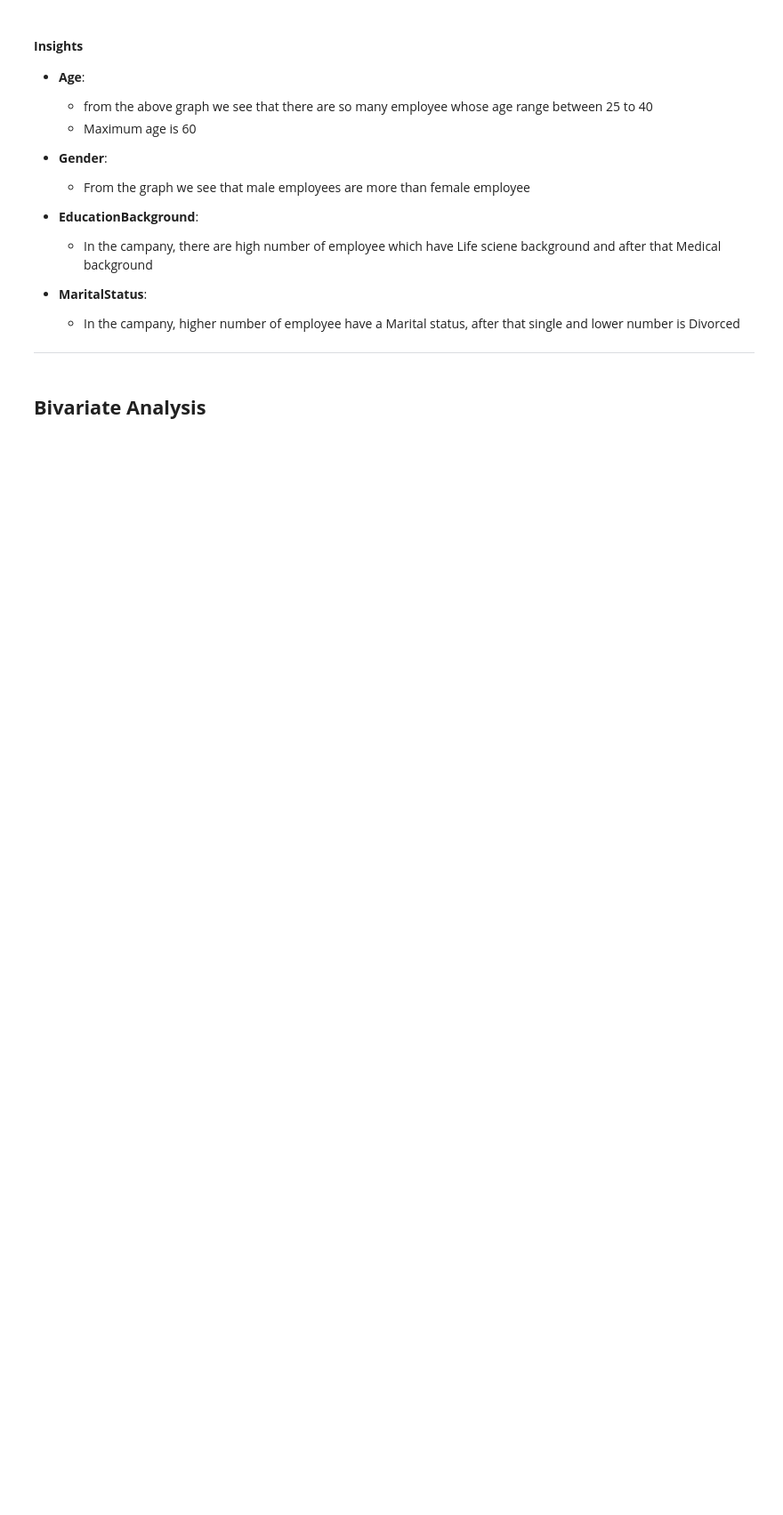
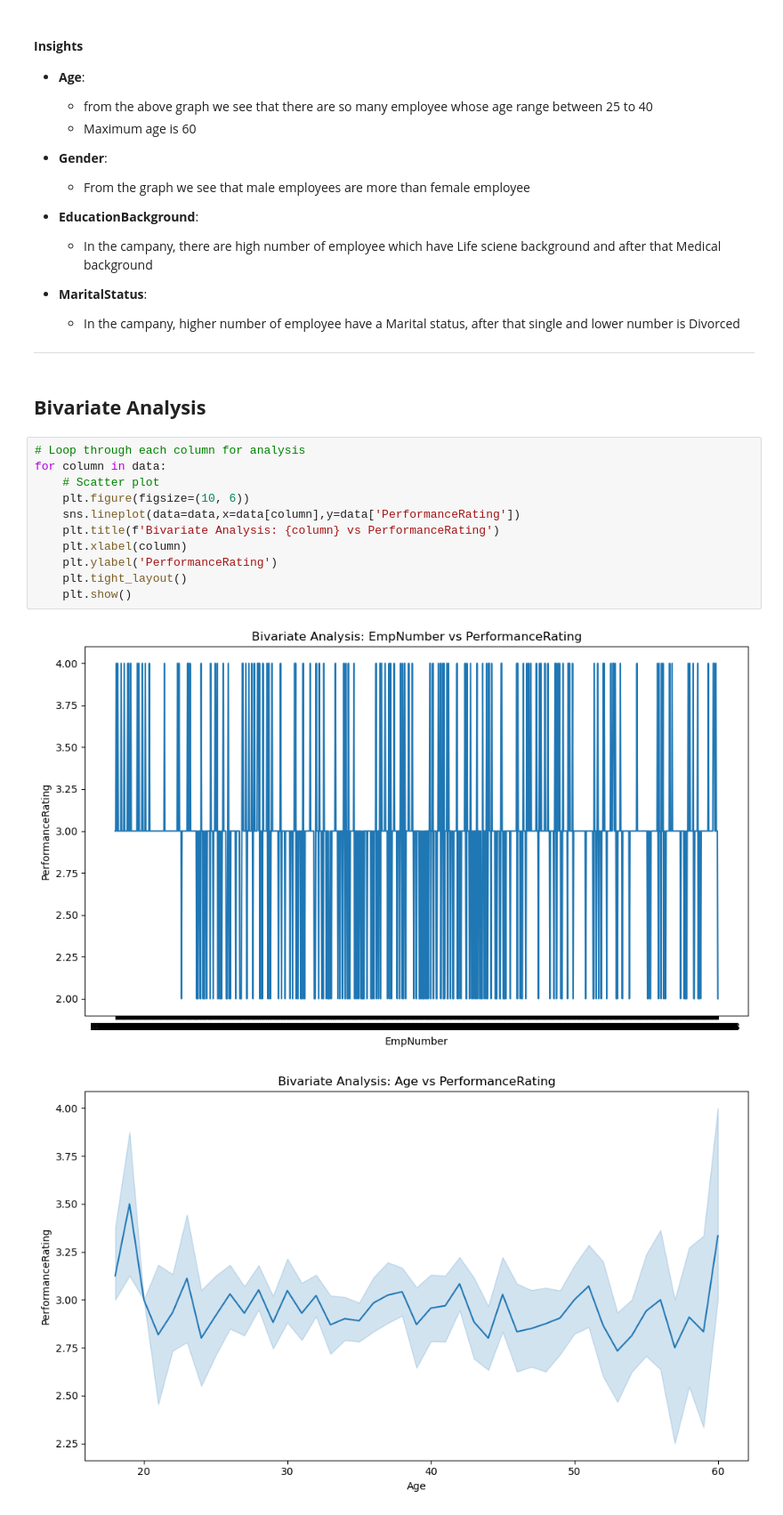
Before and after one commit to Dishantkharkar/Employee-Performance-Analysis---INX-Future-Inc., a Jupyter notebook: src/Data Preprocessing/data_exploratory_analysis.ipynb, the cells around one changed output. Shown at 89% size. Saved outputs shown, nothing was run; the diff lists cells and outputs as text; blank space fills up the shorter version.

```diff
--- a/src/Data Preprocessing/data_exploratory_analysis.ipynb
+++ b/src/Data Preprocessing/data_exploratory_analysis.ipynb
@@ -101,3 +101,17 @@ plt.tight_layout()
 * **
 # %% [markdown]
 ## **Bivariate Analysis**
+# %%
+# Loop through each column for analysis
+for column in data:
+    # Scatter plot
+    plt.figure(figsize=(10, 6))
+    sns.lineplot(data=data,x=data[column],y=data['PerformanceRating'])
+    plt.title(f'Bivariate Analysis: {column} vs PerformanceRating')
+    plt.xlabel(column)
+    plt.ylabel('PerformanceRating')
+    plt.tight_layout()
+    plt.show()
+# %% [output]
+[figure, added]
+[figure, added]
```
Also changed, not shown: parts of 2 cells of this notebook.
